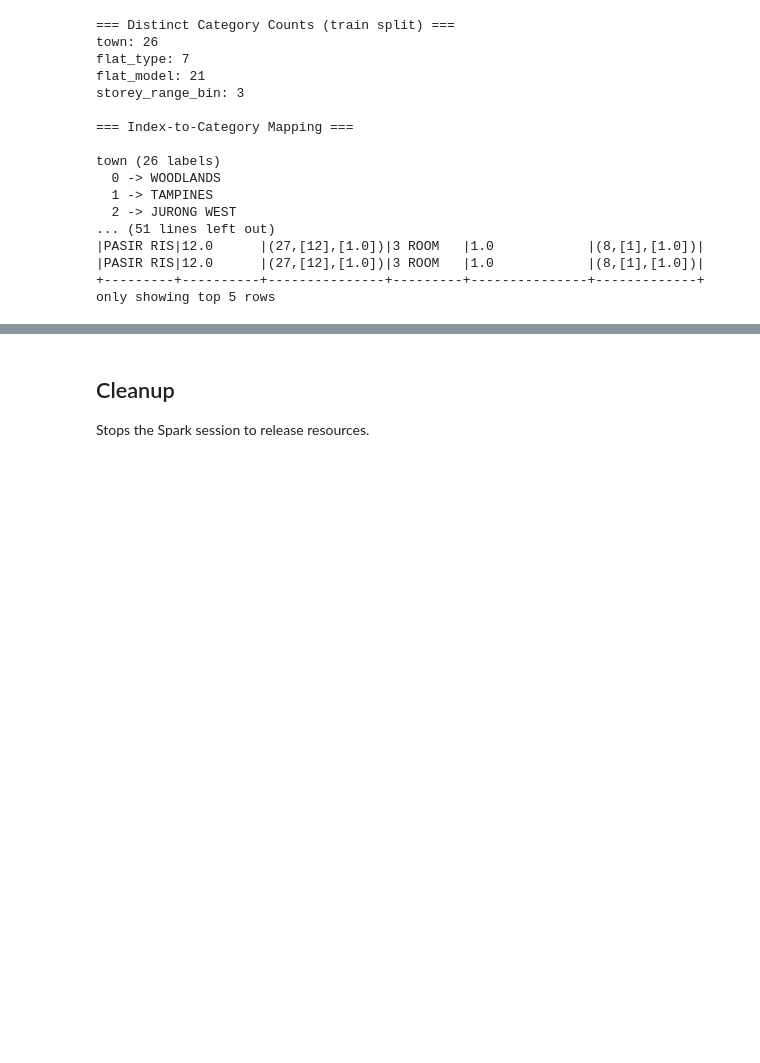
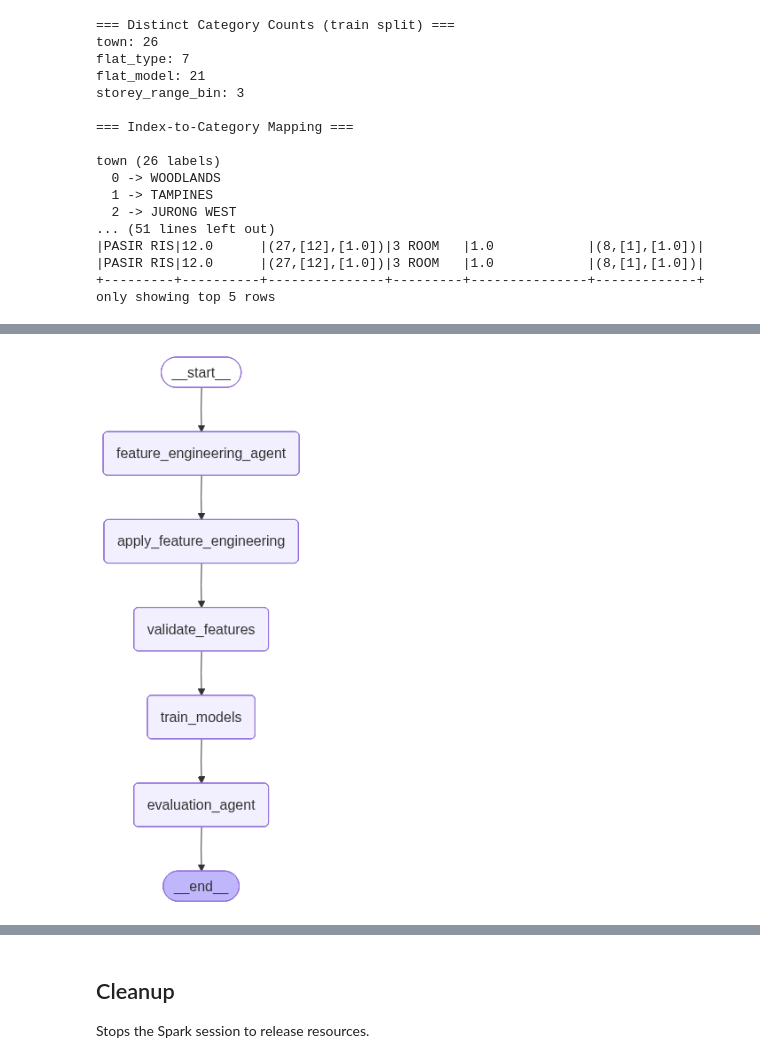
Before and after one commit to yongggquannn/bt4221-group-project, a Jupyter notebook: bt4221_grp_project.ipynb, the cells around one changed output, grey strips where cells are left out. Drawn from its saved outputs; the diff is of its cells as text; code cells hidden in the pictures; blank space fills up the shorter version.

```diff
--- a/bt4221_grp_project.ipynb
+++ b/bt4221_grp_project.ipynb
@@ -1954,8 +2003,8 @@ def geocode_onemap(search_val):
         if resp["found"] > 0:
             r = resp["results"][0]
             return float(r["LATITUDE"]), float(r["LONGITUDE"]), r.get("POSTAL")
-    except:
-        pass
+    except Exception as e:
+        logger.warning("geocode_onemap failed for '%s': %s", search_val, e)
     return None, None, None
 # %% [markdown]
 ## 2e. Apply Geocoding (Deduplicated, Cached)
@@ -4358,0 +3635,13 @@ engineered_df.select(
+# %%
+# Memory cleanup before ML Stage
+import gc
+for name, obj in list(globals().items()):
+    if hasattr(obj, 'unpersist'):
+        try:
+            obj.unpersist()
+        except:
+            pass
+gc.collect()
+spark.catalog.clearCache()
+print("Memory cleared")
+!free -h | grep Mem
@@ -4358,0 +4686,64 @@ engineered_df.select(
+# %%
+# ---------------------------------------------------------------------------
+# Pipeline builder
+# ---------------------------------------------------------------------------
+
+def build_pipeline():
+    """Build and compile the LangGraph pipeline with 5 nodes in linear sequence."""
+    graph = StateGraph(AgentState)
+
+    # Add nodes
+    graph.add_node("feature_engineering_agent", feature_engineering_agent)
+    graph.add_node("apply_feature_engineering", apply_feature_engineering)
+    graph.add_node("validate_features", validate_features)
+    graph.add_node("train_models", train_models)
+    graph.add_node("evaluation_agent", evaluation_agent)
+
+    # Linear edges: START -> feature_engineering_agent -> ... -> evaluation_agent -> END
+    graph.add_edge(START, "feature_engineering_agent")
+    graph.add_edge("feature_engineering_agent", "apply_feature_engineering")
+    graph.add_edge("apply_feature_engineering", "validate_features")
+    graph.add_edge("validate_features", "train_models")
+    graph.add_edge("train_models", "evaluation_agent")
+    graph.add_edge("evaluation_agent", END)
+
+    return graph.compile()
+
+
+# ---------------------------------------------------------------------------
+# Main: build, visualize, and run
+# ---------------------------------------------------------------------------
+
+pipeline = build_pipeline()
+
+# Visualize the graph (works in Colab/Jupyter)
+try:
+    from IPython.display import Image, display
+    display(Image(pipeline.get_graph().draw_mermaid_png()))
+except Exception:
+    pass
+
+# Run the pipeline with clean_df metadata
+dataset_info = {
+    "row_count": clean_df.count(),
+    "columns": clean_df.columns,
+    "dtypes": dict(clean_df.dtypes),
+    "sample": [row.asDict() for row in clean_df.limit(3).collect()],
+}
+
+initial_state = {
+    "dataset_info": dataset_info,
+    "source_df": clean_df,
+    "agent_logs": [],
+    "engineered_df": None,
+
+}
+
+result = pipeline.invoke(initial_state)
+
+print("=== Pipeline Complete ===")
+print(f"Best model:  {result['evaluation_report']['best_model']}")
+print(f"Reasoning:   {result['evaluation_report']['reasoning']}")
+print(f"Agent logs:  {len(result['agent_logs'])} entries")
+# %% [output]
+[figure, added]
```
Also changed, not shown: parts of 66 cells of this notebook.
